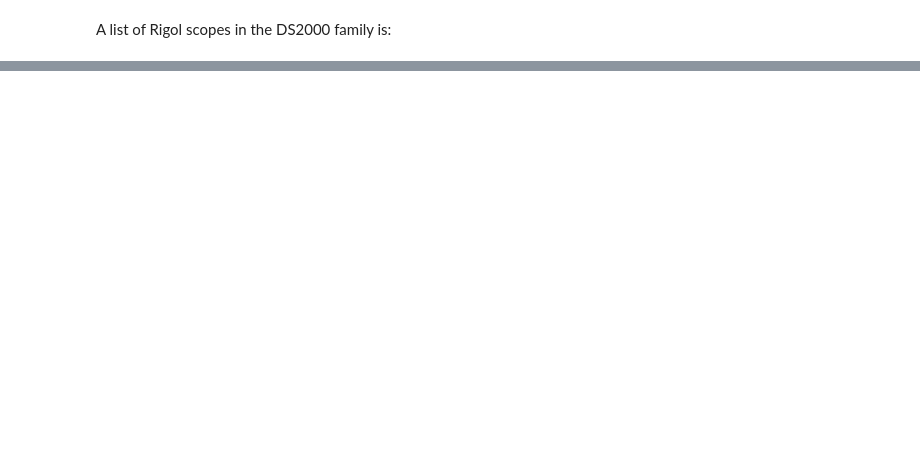
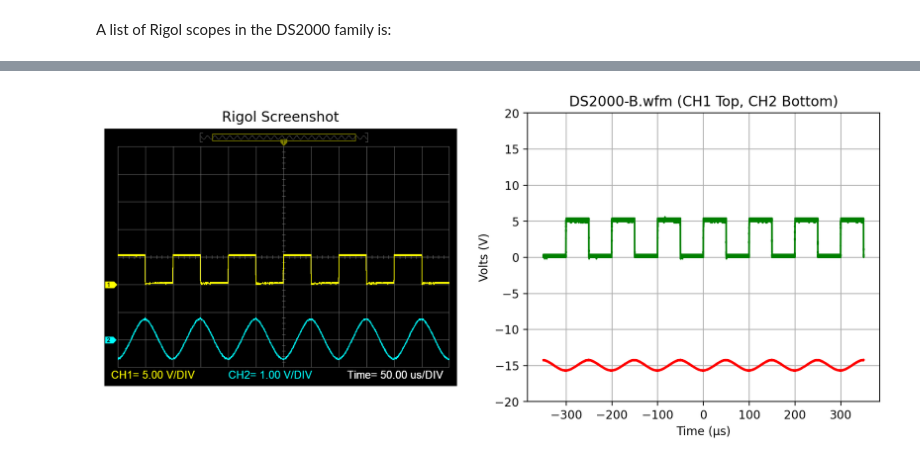
Before and after one commit to scottprahl/RigolWFM, a Jupyter notebook: docs/1-DS2000-Waveforms.ipynb, the cells around one changed output, grey strips where cells are left out. Drawn from its saved outputs; the diff is of its cells as text; code cells hidden in the pictures; blank space fills up the shorter version.

```diff
--- a/docs/1-DS2000-Waveforms.ipynb
+++ b/docs/1-DS2000-Waveforms.ipynb
@@ -477,0 +105,4 @@ plt.show()
+# %%
+side_by_png("DS2000-B")
+plt.show()
+# %% [output]
@@ -477,0 +110 @@ plt.show()
+[figure, added]
```
Also changed, not shown: parts of 49 cells of this notebook, 45 other files.
